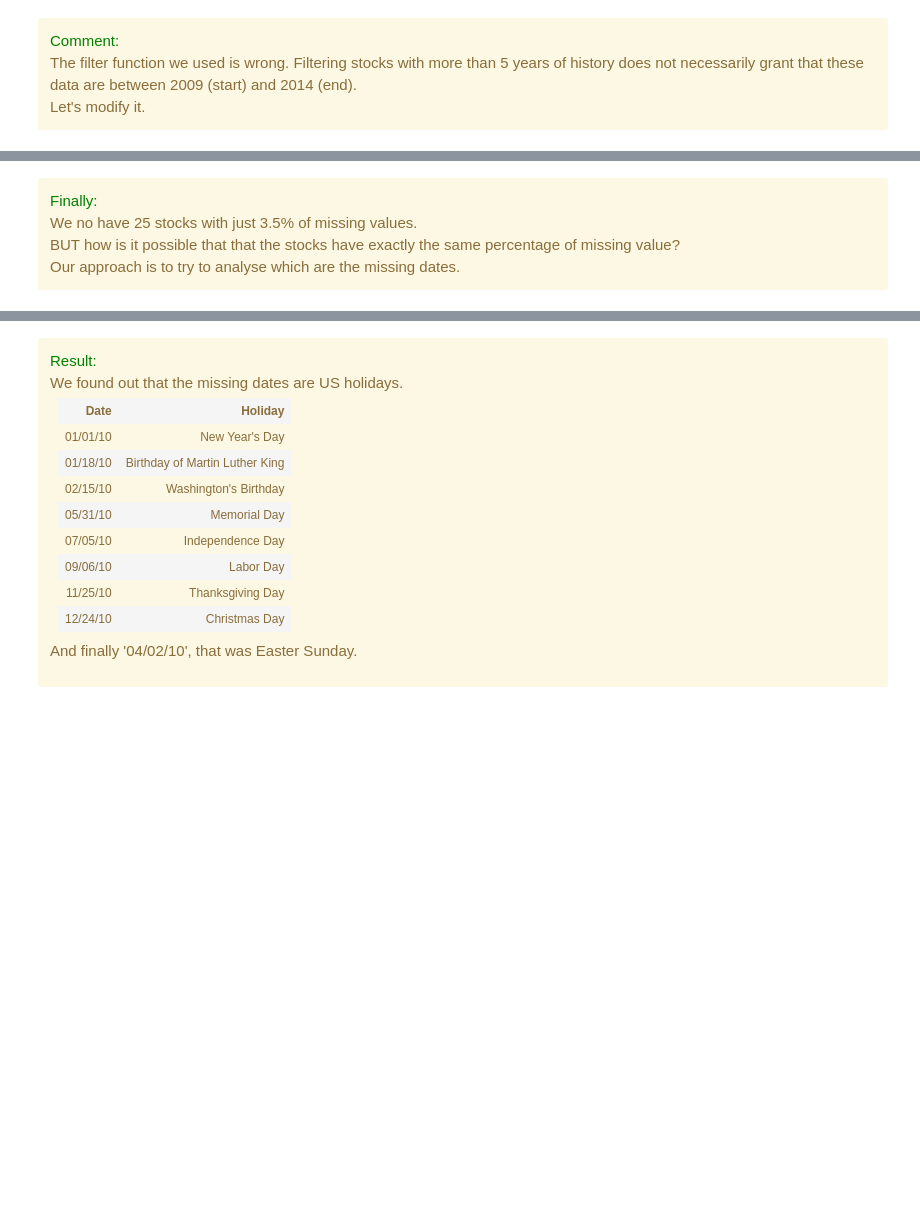
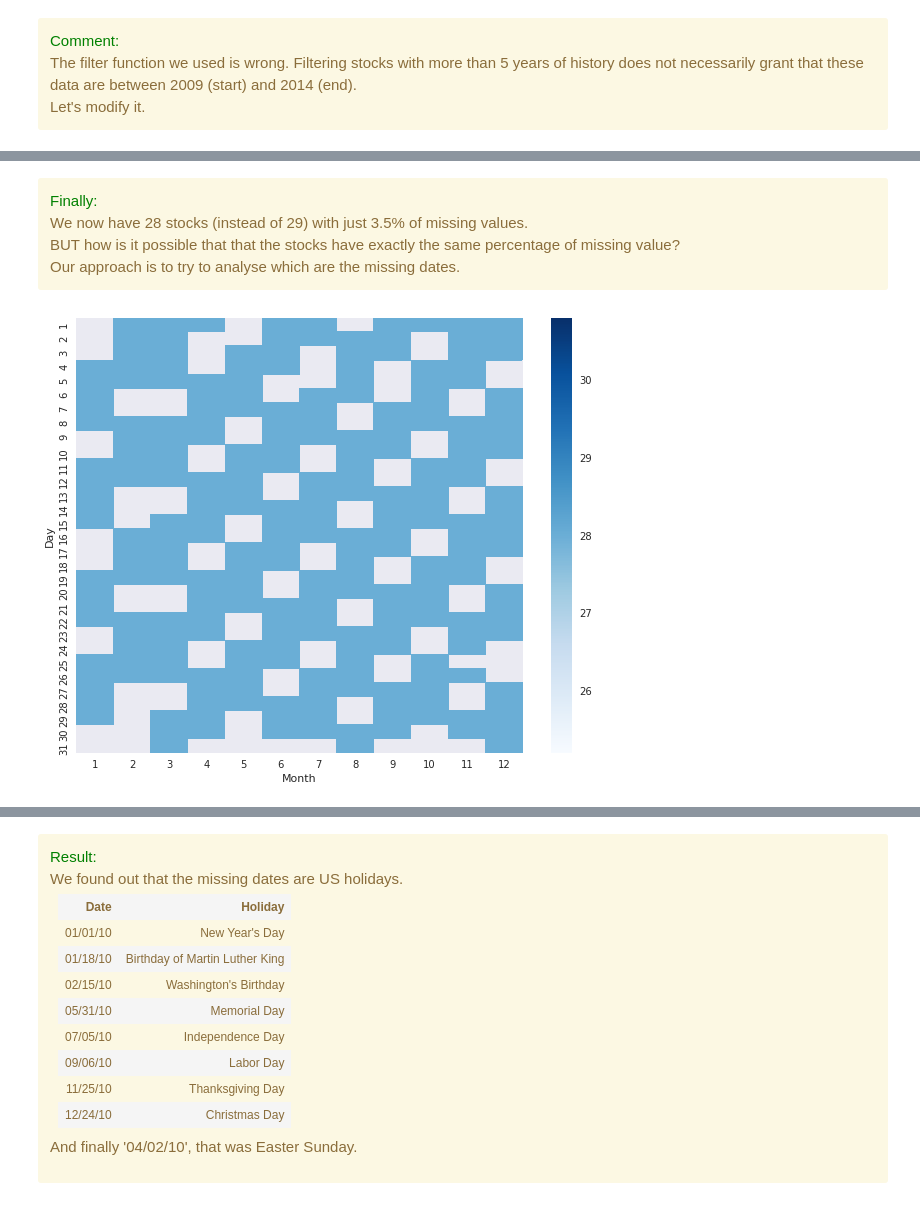
Before and after one commit to sgiammy/AML-course, a Jupyter notebook: MC/MC.ipynb, the cells around one changed output, grey strips where cells are left out. Cells and saved outputs as stored; diff of their text form; code cells hidden in the pictures; blank space fills up the shorter version.

```diff
--- a/MC/MC.ipynb
+++ b/MC/MC.ipynb
@@ -55,6 +55,41 @@ Based on a hypothetical market research you have done, you have beliefs that the
 - In a "slow" market, you expect to sell 50,000 units at an average selling price of \$11.00 per unit
 - In a "normal" market, you expect to sell 75,000 units, but you'll likely realize a lower average selling price of \$10.00 per unit
 - In a "hot" market, you expect to sell 100,000 units, but this will bring in competitors, who will drive down the average selling price to \$8.00 per unit
+# %%
+%matplotlib inline
+import numpy as np
+import random
+import time
+import matplotlib.pyplot as plt
+
+
+from datetime import datetime
+from datetime import timedelta
+from itertools import islice
+
+from os import listdir
+from os.path import isfile, join
+from statsmodels.nonparametric.kernel_density import KDEMultivariate
+from statsmodels.nonparametric.kde import KDEUnivariate
+import matplotlib.pyplot as plt
+import scipy
+from scipy import stats
+import math
+import statistics
+import itertools
+
+#font for plots
+font = {'family': 'sans-serif',
+        'weight': 'normal',
+        'size': 20,
+        }
+
+import seaborn as sns
+# Set a default size and style for all the plots
+sns.set()
+matplotlib.rcParams['figure.figsize'] = (10, 8)
+matplotlib.rc('font', **font)
+pd.set_option('display.max_rows', 10)
 # %% [markdown]
 ### Question 1
 <div class="alert alert-info">
@@ -786,7 +815,15 @@ plt.show()
 # %% [markdown]
 <div class="alert alert-warning">
 <font color="green">Finally:</font><br>
-We no have 25 stocks with just 3.5% of missing values.<br>
+We now have 28 stocks (instead of 29) with just 3.5% of missing values.<br>
 BUT how is it possible that that the stocks have exactly the same percentage of missing value?<br>
 Our approach is to try to analyse which are the missing dates.
 </div>
+# %%
+data = [(value[0].month, value[0].day, value[1]) for rawStock in rawStocks for value in rawStock if value[0].year==2010]
+rawStocksDF = pd.DataFrame(data=data, columns=['Month', 'Day','Value'])
+rawStocksDF = pd.DataFrame({'count' : rawStocksDF.groupby( [ "Month", "Day"] ).size()}).reset_index()
+rawStocksHM = rawStocksDF.pivot(index="Day", columns="Month", values="count")
+ax = sns.heatmap(rawStocksHM,cmap="Blues")
+# %% [output]
+[figure, added]
```
Also changed, not shown: parts of 23 cells of this notebook.
